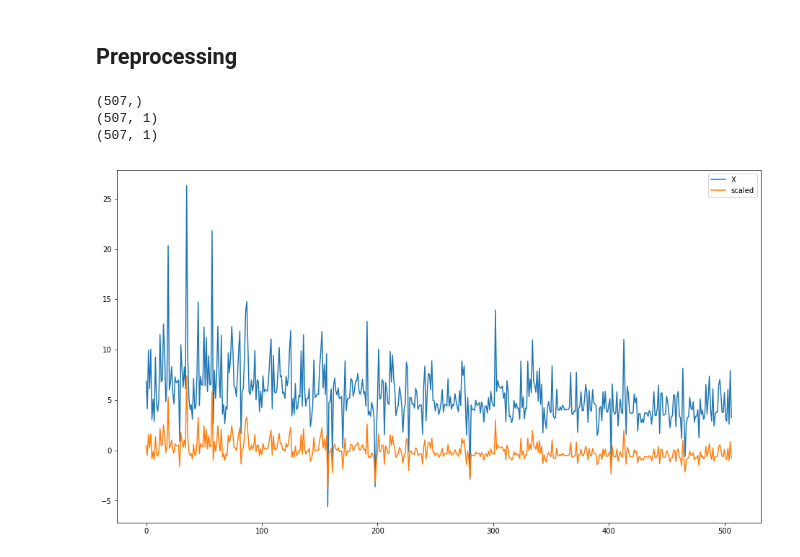
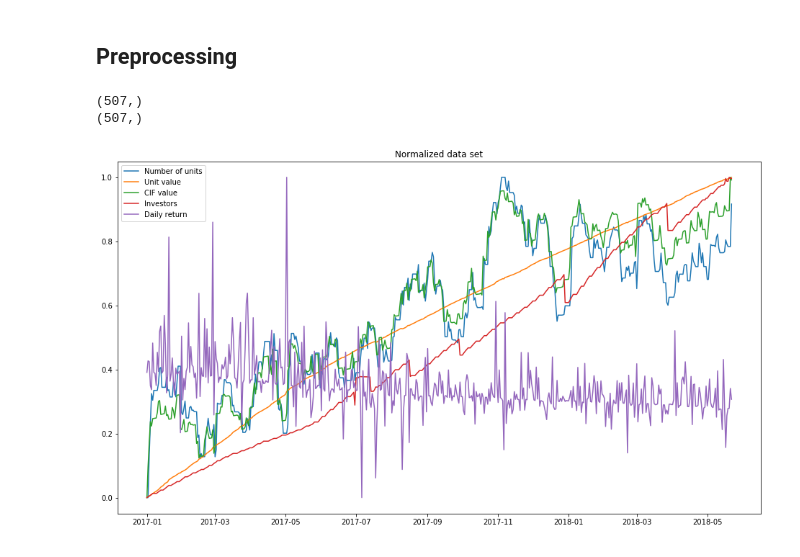
Before and after one commit to ingJSNA/machineLearning2018, a Jupyter notebook: Final Project/2 Preprocessing.ipynb, the cells around one changed output. Saved outputs shown, nothing was run; the diff lists cells and outputs as text; code cells hidden in the pictures.

```diff
--- a/Final Project/2 Preprocessing.ipynb
+++ b/Final Project/2 Preprocessing.ipynb
@@ -34,44 +34,48 @@ report = report. drop(columns=['Tipo Entidad', 'Cód. Entidad', 'Nombre Entidad'
 report = report. drop(columns=['Rentab. mes', 'Rentab. sem', 'Rentab. año'], errors='ignore')
 
 # Convert dates
-report['Fecha corte'] = pd.to_datetime(report['Fecha corte'],infer_datetime_format=False)
+report['Fecha corte'] = pd.to_datetime(report['Fecha corte'], format='%d/%m/%Y')
 report = report.sort_values(by=['Fecha corte'])
 report = report.reset_index(drop=True)
 
 # Convert to numbers
 report['Rentab. dia'] = pd.to_numeric(report['Rentab. dia'])
 
 numeric_columns = ['Núm. unidades', 'Valor unidad para las operaciones del día t', 'Valor fondo al cierre del día t']
 for c in numeric_columns:
     report[c] = report[c].replace('[\$,]', '', regex=True).astype(float)
 
+
 # Normalize
-scaler = preprocessing.StandardScaler()
 x = report['Rentab. dia'].values
+scaler = preprocessing.MinMaxScaler(feature_range=(0, 1))
+report.iloc[:, 1:] = scaler.fit_transform(report.iloc[:, 1:])
+x_scaled = report['Rentab. dia'].values
+
 print(x.shape)
-x = x.reshape(-1, 1)
-print(x.shape)
-x_scaled = scaler.fit_transform(x)
-#print(scaler.mean_)
 print(x_scaled.shape)
 
 plt.figure(figsize=(16, 9))
-plt.plot(x, label='X')
-plt.plot(x_scaled, label='scaled')
+plt.plot(report['Fecha corte'], report['Núm. unidades'], label='Number of units')
+plt.plot(report['Fecha corte'], report['Valor unidad para las operaciones del día t'], label='Unit value')
+plt.plot(report['Fecha corte'], report['Valor fondo al cierre del día t'], label='CIF value')
+plt.plot(report['Fecha corte'], report['Núm. Invers.'], label='Investors')
+plt.plot(report['Fecha corte'], report['Rentab. dia'], label='Daily return')
+plt.title("Normalized data set")
 plt.legend()
+plt.savefig('return_normalization.png')
 plt.show()
 
 report['Rentab. dia'] = pd.DataFrame(x_scaled)
 
 
 # Save to file
 report.to_csv(data_path+"/data.csv", index=False, encoding="utf-8")
 
 
 report.describe(include="all")
 # %% [output]
 (507,)
-(507, 1)
-(507, 1)
+(507,)
-[figure, old version]
+[figure, new version]
 |  | Fecha corte | Núm. unidades | Valor unidad para las operaciones... | Valor fondo al cierre del día t | Núm. Invers. | Rentab. dia |
```
Also changed, not shown: parts of 1 cell of this notebook, 2 other files.
